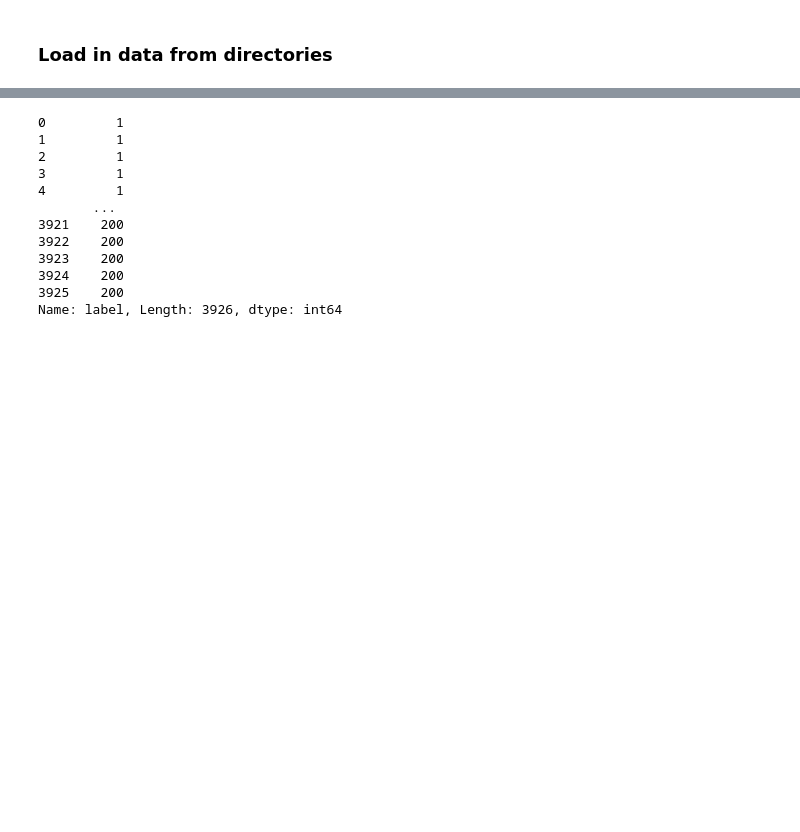
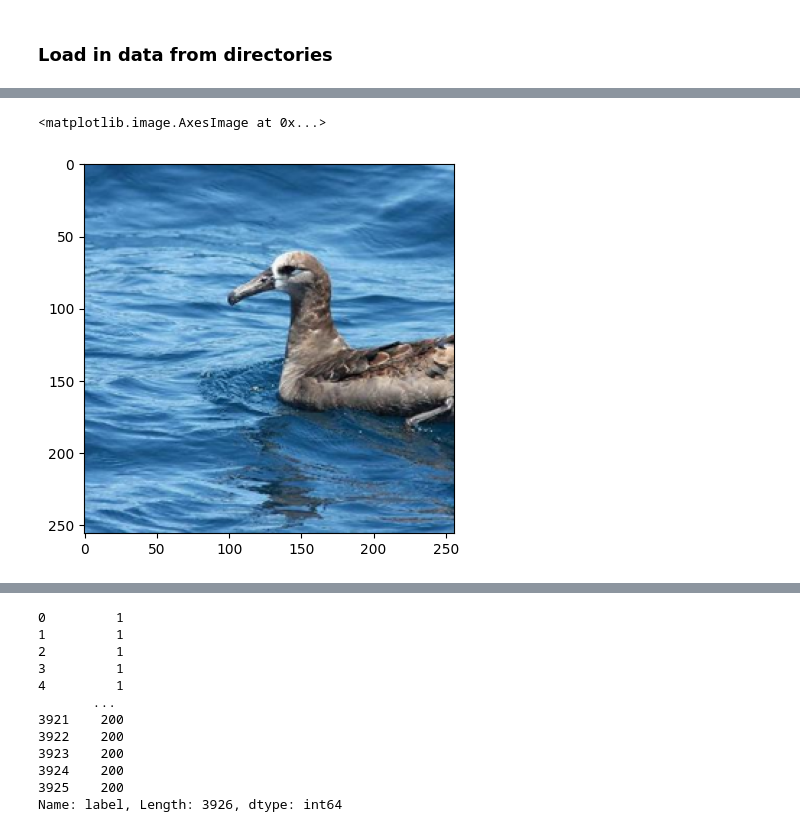
Before and after one commit to YasinKaryagdi/AppliedMLProject, a Jupyter notebook: aml-2025-feathers-in-focus/code.ipynb, the cells around one changed output, grey strips where cells are left out. Drawn from its saved outputs; the diff is of its cells as text; code cells hidden in the pictures; blank space fills up the shorter version.

```diff
--- a/aml-2025-feathers-in-focus/code.ipynb
+++ b/aml-2025-feathers-in-focus/code.ipynb
@@ -10,14 +167,43 @@ This is where we preprocess the data
 # %%
 # loading in and storing train to a vector
 # can't store it in numpy array due to diff in dimensionality
 paths = pd.read_csv("train_images.csv")
 
 X = []
 for i in paths.index:
     # The dot makes it so that it's relative to your current dir,
     curr_path = paths["image_path"][i]
-    rgb_img = plt.imread("." + curr_path)
+    rgb_img = Image.open("." + curr_path).convert('RGB')
+
+    # Resize to 256, 256
+    width = np.shape(rgb_img)[0]
+    height = np.shape(rgb_img)[1]
+
+    if width == height:
+        rgb_img = rgb_img.resize((256,256))
+    else:
+        if width > height:
+            left = width/2 - height/2
+            right = width/2 + height/2
+            top = 0
+            bottom = height
+            rgb_img = rgb_img.crop((left,top,right,bottom))
+            rgb_img = rgb_img.resize((256,256))
+        else:
+            left = 0
+            right = width
+            top = 0
+            bottom = width
+            rgb_img = rgb_img.crop((left,top,right,bottom))
+            rgb_img = rgb_img.resize((256,256))
+
+
     X.append(rgb_img)
 
-# have to resize dims or something like that,
-# else we can't store it in an array
+X = np.array(X)
+
+X
+plt.imshow(X[0])
+# %% [output]
+<matplotlib.image.AxesImage at 0x...>
+[figure, added]
```
Also changed, not shown: parts of 7 cells of this notebook.
